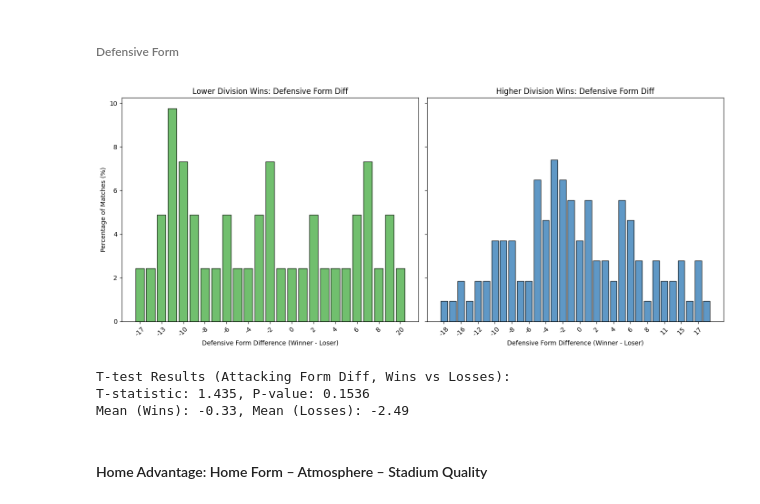
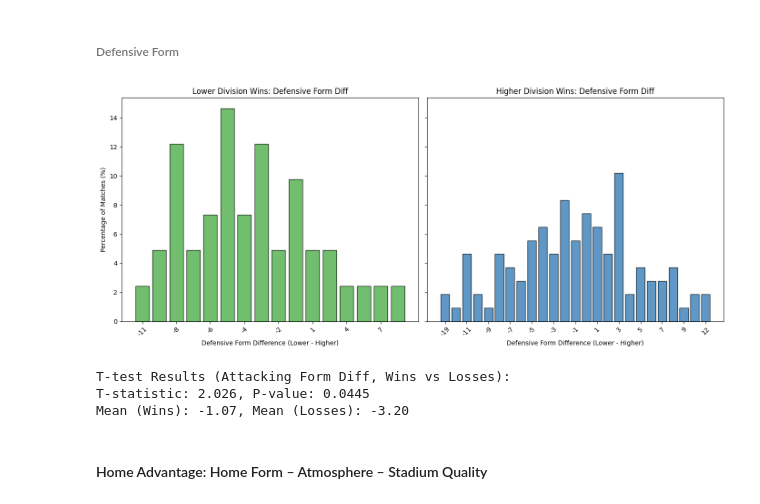
Before and after one commit to armin2080/DFB-Cup, a Jupyter notebook: notebook.ipynb, the cells around one changed output. Cells and saved outputs as stored; diff of their text form; code cells hidden in the pictures.

Commit message:
Defensive form

```diff
--- a/notebook.ipynb
+++ b/notebook.ipynb
@@ -1954,50 +1963,50 @@ total_win = counts_win.sum()
 percentage_win = {val: (cnt / total_win) * 100 for val, cnt in zip(unique_win, counts_win)}
 
 unique_loss, counts_loss = np.unique(lower_win_defensive_form_diff.dropna(), return_counts=True)
 total_loss = counts_loss.sum()
 percentage_loss = {val: (cnt / total_loss) * 100 for val, cnt in zip(unique_loss, counts_loss)}
 
 fig, axes = plt.subplots(1, 2, figsize=(14, 6), sharey=True)
 
 # Lower division wins: Defensive form difference (percentages)
-loss_keys_sorted = sorted(percentages_loss.keys())
+loss_keys_sorted = sorted(percentage_loss.keys())
 axes[0].bar(
     [str(int(k)) for k in loss_keys_sorted],
-    [percentages_loss[k] for k in loss_keys_sorted],
+    [percentage_loss[k] for k in loss_keys_sorted],
     color='#4daf4a', alpha=0.8, edgecolor='black'
 )
 axes[0].set_title('Lower Division Wins: Defensive Form Diff')
-axes[0].set_xlabel('Defensive Form Difference (Winner - Loser)')
+axes[0].set_xlabel('Defensive Form Difference (Lower - Higher)')
 axes[0].set_ylabel('Percentage of Matches (%)')
 axes[0].tick_params(axis='x', labelrotation=45, labelsize=10)
 axes[0].set_xticks([str(int(k)) for k in loss_keys_sorted][::2])  # Show every other tick for clarity
 
 # Higher division wins: Defensive form difference (percentages)
-win_keys_sorted = sorted(percentages_win.keys())
+win_keys_sorted = sorted(percentage_win.keys())
 axes[1].bar(
     [str(int(k)) for k in win_keys_sorted],
-    [percentages_win[k] for k in win_keys_sorted],
+    [percentage_win[k] for k in win_keys_sorted],
     color='#377eb8', alpha=0.8, edgecolor='black'
 )
 axes[1].set_title('Higher Division Wins: Defensive Form Diff')
-axes[1].set_xlabel('Defensive Form Difference (Winner - Loser)')
+axes[1].set_xlabel('Defensive Form Difference (Lower - Higher)')
 axes[1].tick_params(axis='x', labelrotation=45, labelsize=10)
 axes[1].set_xticks([str(int(k)) for k in win_keys_sorted][::2])  # Show every other tick for clarity
 
 plt.tight_layout()
 plt.show()
 # %% [output]
-[figure, old version]
+[figure, new version]
 # %%
 # Perform t-test comparing higher_win_attacking_form_diff and higher_loss_attacking_form_diff
-t_stat, p_val = ttest_ind(higher_win_attacking_form_diff, higher_loss_attacking_form_diff, nan_policy='omit')
+t_stat, p_val = ttest_ind(higher_win_defensive_form_diff, lower_win_defensive_form_diff, nan_policy='omit')
 
 print(f"T-test Results (Attacking Form Diff, Wins vs Losses):")
 print(f"T-statistic: {t_stat:.3f}, P-value: {p_val:.4f}")
-print(f"Mean (Wins): {higher_win_attacking_form_diff.mean():.2f}, Mean (Losses): {higher_loss_attacking_form_diff.mean():.2f}")
+print(f"Mean (Wins): {higher_win_defensive_form_diff.mean():.2f}, Mean (Losses): {lower_win_defensive_form_diff.mean():.2f}")
 # %% [output]
 T-test Results (Attacking Form Diff, Wins vs Losses):
-T-statistic: 1.435, P-value: 0.1536
-Mean (Wins): -0.33, Mean (Losses): -2.49
+T-statistic: 2.026, P-value: 0.0445
+Mean (Wins): -1.07, Mean (Losses): -3.20
 # %% [markdown]
 #### Home Advantage: Home Form – Atmosphere – Stadium Quality
```
Also changed, not shown: parts of 1 cell of this notebook.
